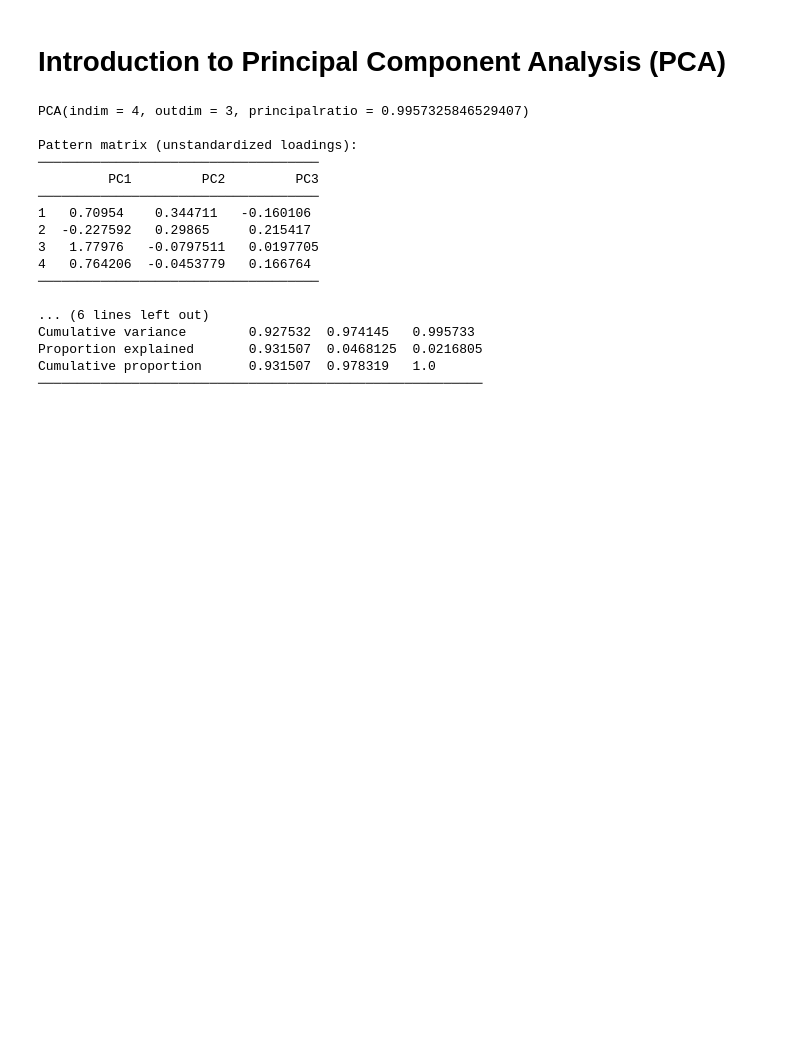
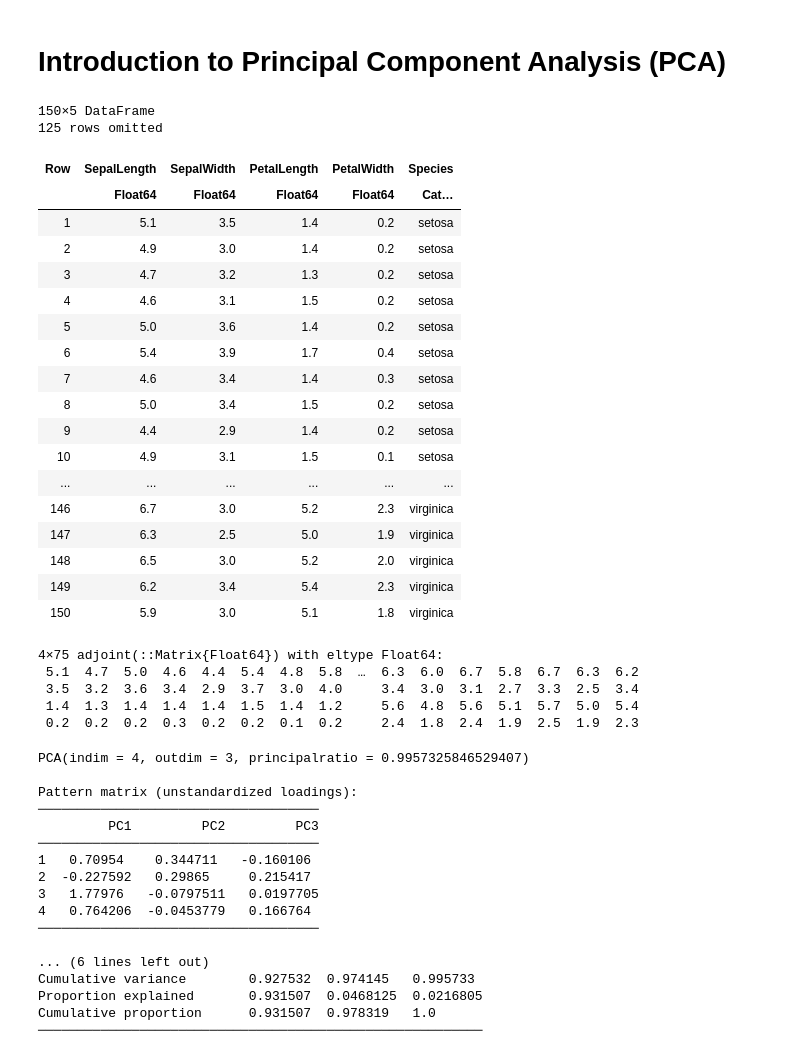
Before and after one commit to FeMa42/auxme_numerik, a Jupyter notebook: Excercise/Exercise 11/SVDandPCA.ipynb, the cells around one changed output. Drawn from its saved outputs; the diff is of its cells as text; code cells hidden in the pictures; blank space fills up the shorter version.

```diff
--- a/Excercise/Exercise 11/SVDandPCA.ipynb
+++ b/Excercise/Exercise 11/SVDandPCA.ipynb
@@ -100,6 +109,37 @@ Xtr_labels = Vector(iris[1:2:end, 5])
 # split other half to testing set
 Xte = Matrix(iris[2:2:end, 1:4])'
 Xte_labels = Vector(iris[2:2:end, 5]);
+# %%
+iris
+# %% [output]
+150×5 DataFrame
+125 rows omitted
+| Row | SepalLength | SepalWidth | PetalLength | PetalWidth | Species |
+|  | Float64 | Float64 | Float64 | Float64 | Cat… |
+| 1 | 5.1 | 3.5 | 1.4 | 0.2 | setosa |
+| 2 | 4.9 | 3.0 | 1.4 | 0.2 | setosa |
+| 3 | 4.7 | 3.2 | 1.3 | 0.2 | setosa |
+| 4 | 4.6 | 3.1 | 1.5 | 0.2 | setosa |
+| 5 | 5.0 | 3.6 | 1.4 | 0.2 | setosa |
+| 6 | 5.4 | 3.9 | 1.7 | 0.4 | setosa |
+| 7 | 4.6 | 3.4 | 1.4 | 0.3 | setosa |
+| 8 | 5.0 | 3.4 | 1.5 | 0.2 | setosa |
+| 9 | 4.4 | 2.9 | 1.4 | 0.2 | setosa |
+| 10 | 4.9 | 3.1 | 1.5 | 0.1 | setosa |
+| ... | ... | ... | ... | ... | ... |
+| 146 | 6.7 | 3.0 | 5.2 | 2.3 | virginica |
+| 147 | 6.3 | 2.5 | 5.0 | 1.9 | virginica |
+| 148 | 6.5 | 3.0 | 5.2 | 2.0 | virginica |
+| 149 | 6.2 | 3.4 | 5.4 | 2.3 | virginica |
+| 150 | 5.9 | 3.0 | 5.1 | 1.8 | virginica |
+# %%
+Xtr
+# %% [output]
+4×75 adjoint(::Matrix{Float64}) with eltype Float64:
+ 5.1  4.7  5.0  4.6  4.4  5.4  4.8  5.8  …  6.3  6.0  6.7  5.8  6.7  6.3  6.2
+ 3.5  3.2  3.6  3.4  2.9  3.7  3.0  4.0     3.4  3.0  3.1  2.7  3.3  2.5  3.4
+ 1.4  1.3  1.4  1.4  1.4  1.5  1.4  1.2     5.6  4.8  5.6  5.1  5.7  5.0  5.4
+ 0.2  0.2  0.2  0.3  0.2  0.2  0.1  0.2     2.4  1.8  2.4  1.9  2.5  1.9  2.3
 # %%
 # train a PCA model, allowing up to 3 dimensions
 M = fit(PCA, Xtr; maxoutdim=3)
```
Also changed, not shown: parts of 6 cells of this notebook, 17 other files.
